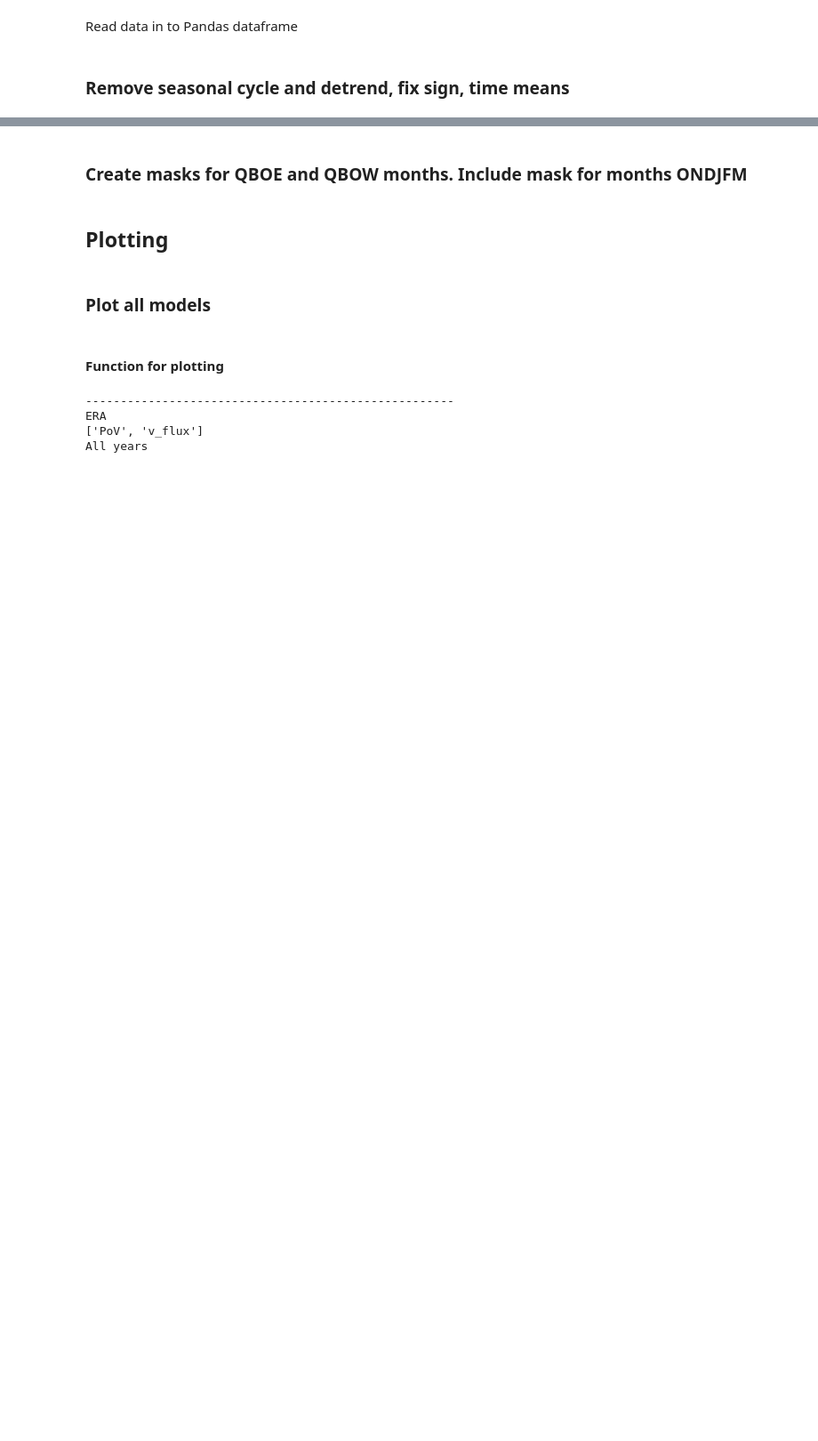
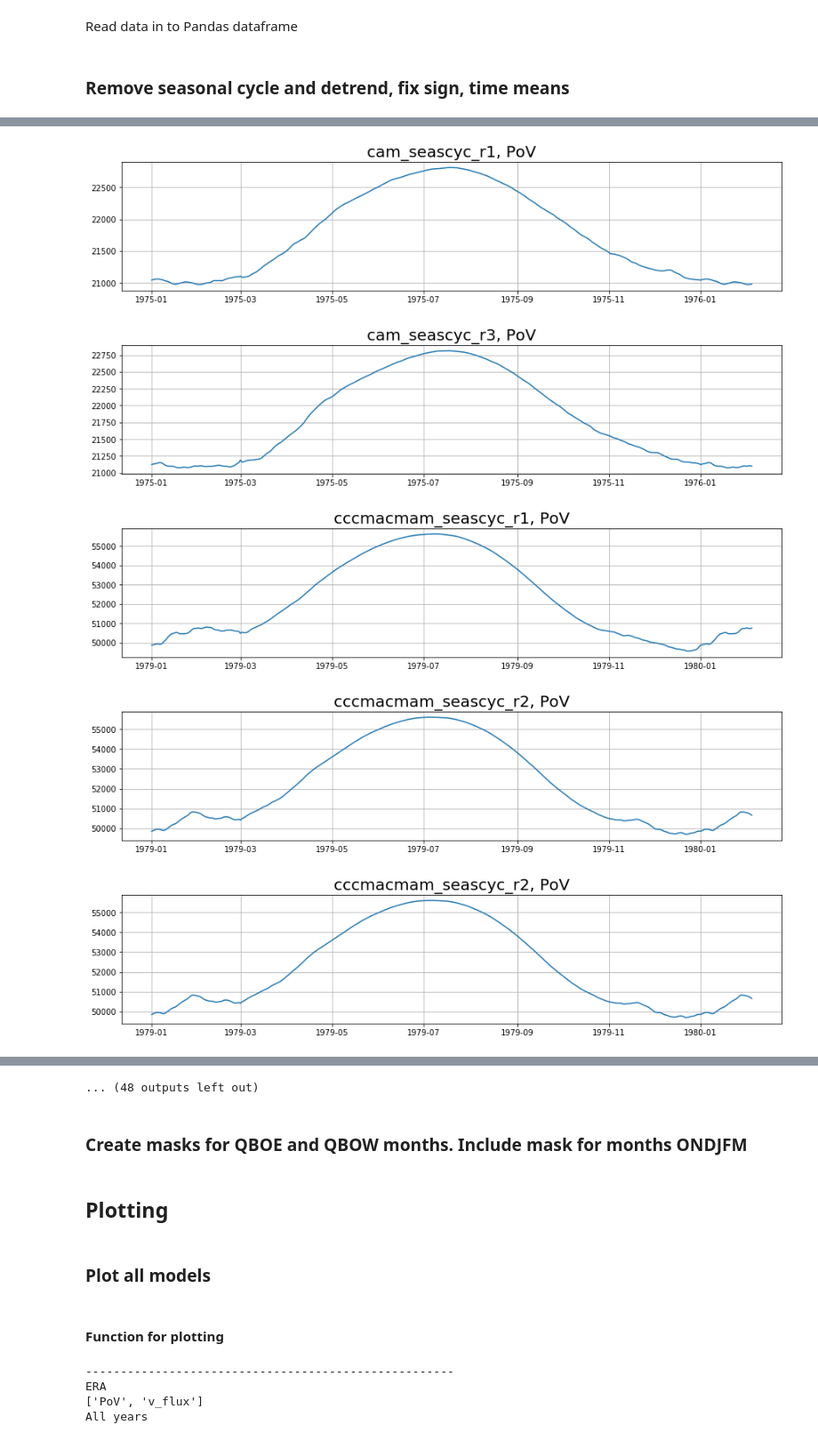
Before and after one commit to nltyrrell/qboicen_ipynb, a Jupyter notebook: ensemble_QBOi_CEN_Exp1_day.ipynb, the cells around one changed output, grey strips where cells are left out. Shown at 89% size. Cells and saved outputs as stored; diff of their text form; code cells hidden in the pictures; blank space fills up the shorter version.

```diff
--- a/ensemble_QBOi_CEN_Exp1_day.ipynb
+++ b/ensemble_QBOi_CEN_Exp1_day.ipynb
@@ -83,23 +88,3 @@ mohcumga7_r4 = pd.read_csv(MOHCUMGA7_r4,index_col=0)
 #yonseihadgem2_ac = pd.read_csv(YonseiHadGEM2_AC,index_col=0)
 # %% [markdown]
 ### Remove seasonal cycle and detrend, fix sign, time means
-# %%
-df = mohcumga7_r2.copy()
-#df = cam_r1.copy()
-print(df[55:65])
-df.date=pd.to_datetime(df.date,errors='coerce')
-df["TMP"] = df.date.values                # index is a DateTimeIndex
-df = df[df.TMP.notnull()]                  # remove all NaT values
-df.drop(["TMP"], axis=1, inplace=True)
-print(df[55:65])
-#print(cam_r1[0:3])
-df['date'] = pd.to_datetime(df['date'])
-df['date'] = df['date'].apply( lambda df : pd.datetime(year=df.year,
-                                                         month=df.month,
-                                                         day=df.day))
-print(df[55:65])
-df.set_index('date', inplace=True)
-df.head()
-#print(waccm_r3.max())
-#print(waccm_r3.min())
-#cam_r1.head()
@@ -284,0 +281,29 @@ mirocmiroc_esm_abs_week_r3 = weekmean(mirocmiroc_esm_r3)
+# %%
+#mlist = ['CAM', 'CCCmaCMAM', 'ISAC-CNRECHAM5sh',  'MIROCMIROC-ESM', 'MIROCMIROC-AGCM', 'MOHCUMGA7',
+#         'MRIMRI-ESM2', 'WACCM', 'YonseiHadGEM2-A', 'YonseiHadGEM2-AC']
+#mlist = ['CAM', 'ISAC-CNRECHAM5sh', 'MIROCMIROC-AGCM', 'MIROCMIROC-ESM', 'MOHCUMGA7', 'WACCM', 'YonseiHadGEM2-A', 'YonseiHadGEM2-AC']
+vlist = ['PoV','v_flux','EA-tas','BK-SIC','Sib-SLP','Ural-SLP']
+
+mods = [cam_seascyc_r1,cam_seascyc_r3,
+        cccmacmam_seascyc_r1,cccmacmam_seascyc_r2,cccmacmam_seascyc_r2,
+        isac_cnrecham5sh_seascyc,
+        mirocmiroc_agcm_seascyc,
+        mirocmiroc_esm_seascyc_r1, mirocmiroc_esm_seascyc_r2, mirocmiroc_esm_seascyc_r3]
+mod_name = ["cam_seascyc_r1","cam_seascyc_r3",
+        "cccmacmam_seascyc_r1","cccmacmam_seascyc_r2","cccmacmam_seascyc_r2",
+        "isac_cnrecham5sh_seascyc",
+        "mirocmiroc_agcm_seascyc",
+        "mirocmiroc_esm_seascyc_r1"," mirocmiroc_esm_seascyc_r2"," mirocmiroc_esm_seascyc_r3"]
+# %%
+for v in vlist:
+    for mn, m in enumerate(mods):
+        plt.figure(figsize=(15,3))
+        plt.plot(pd.to_datetime(m.index)[0:400],m[v][0:400])
+        plt.title(mod_name[mn]+", "+v,size=20)
+        plt.grid('on')
+# %% [output]
+[figure, added]
+[figure, added]
+[figure, added]
+[figure, added]
+[figure, added]
@@ -285,3 +317,4 @@ mirocmiroc_esm_abs_week_r3 = weekmean(mirocmiroc_esm_r3)
+... (48 outputs left out)
 # %% [markdown]
 ### Create masks for QBOE and QBOW months. Include mask for months ONDJFM
 # %%
```
Also changed, not shown: parts of 15 cells of this notebook, 2 other files.
